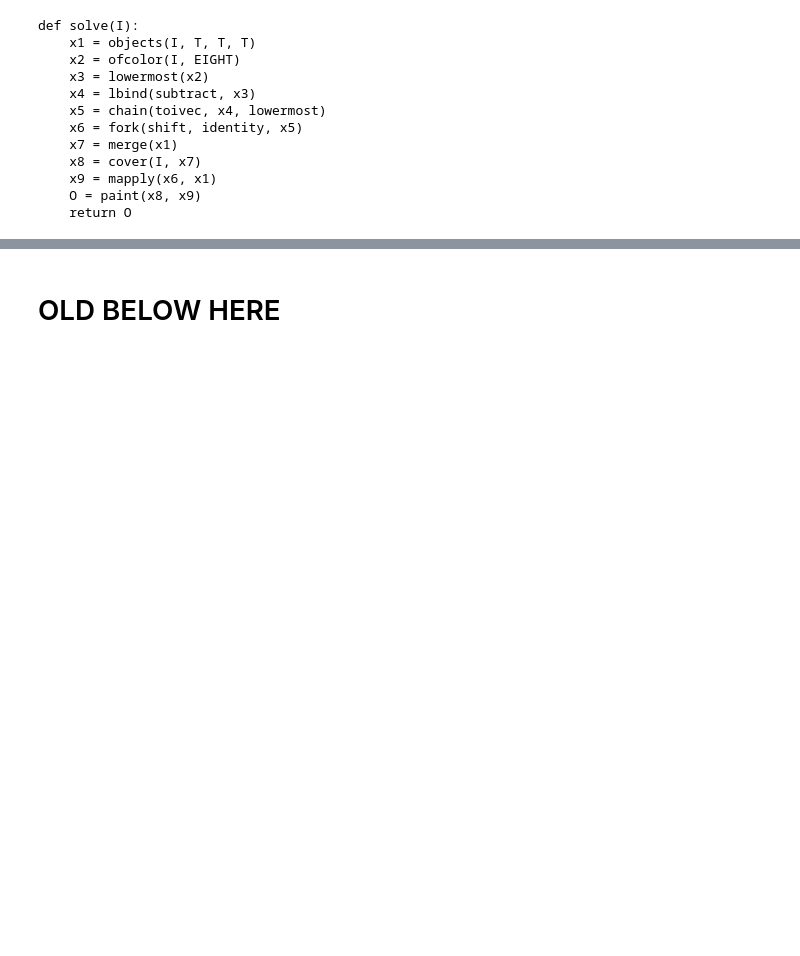
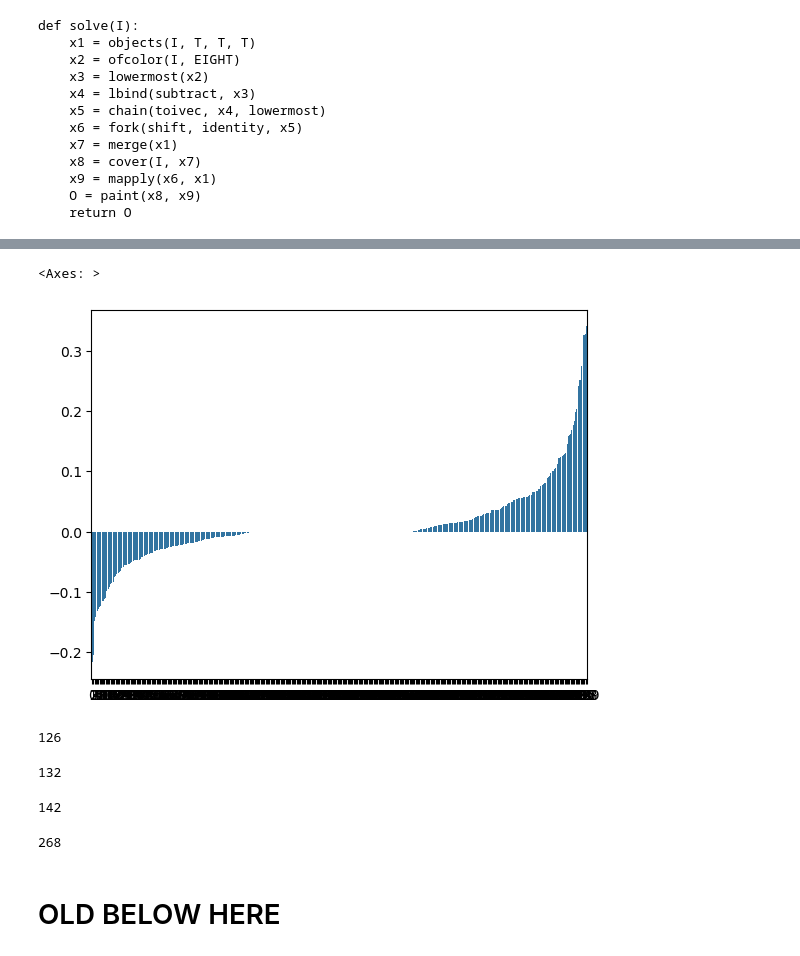
Before and after one commit to AmziJeffs/ARCPrize2024, a Jupyter notebook: genetic algorithm/fitness data charts.ipynb, the cells around one changed output, grey strips where cells are left out. Saved outputs shown, nothing was run; the diff lists cells and outputs as text; code cells hidden in the pictures; blank space fills up the shorter version.

```diff
--- a/genetic algorithm/fitness data charts.ipynb
+++ b/genetic algorithm/fitness data charts.ipynb
@@ -925,3 +937,7 @@ def solve(I):
     x9 = mapply(x6, x1)
     O = paint(x8, x9)
     return O
+# %%
+v5_vs_v6 = pd.concat([v5_summary['min_fitness'], v6_summary['min_fitness']], axis = 1)
+v5_vs_v6.columns = ['v5', 'v6']
+v5_vs_v6
@@ -927,0 +958,2 @@ def solve(I):
+# %%
+v5_vs_v6['diff'] = v5_vs_v6['v5'] - v5_vs_v6['v6'] # Positive means v6 better
@@ -928,3 +976,24 @@ def solve(I):
+# %%
+sns.barplot(sorted(v5_vs_v6['diff']))
+# %% [output]
+<Axes: >
+[figure, added]
+# %%
+(v5_vs_v6['diff'] == 0).sum()
+# %% [output]
+126
+# %%
+(v5_vs_v6['diff'] < 0).sum()
+# %% [output]
+132
+# %%
+(v5_vs_v6['diff'] > 0).sum()
+# %% [output]
+142
+# %%
+(v5_vs_v6['diff'] >= 0).sum()
+# %% [output]
+268
 # %% [markdown]
 # OLD BELOW HERE
 # %%
```
Also changed, not shown: parts of 3 cells of this notebook.
